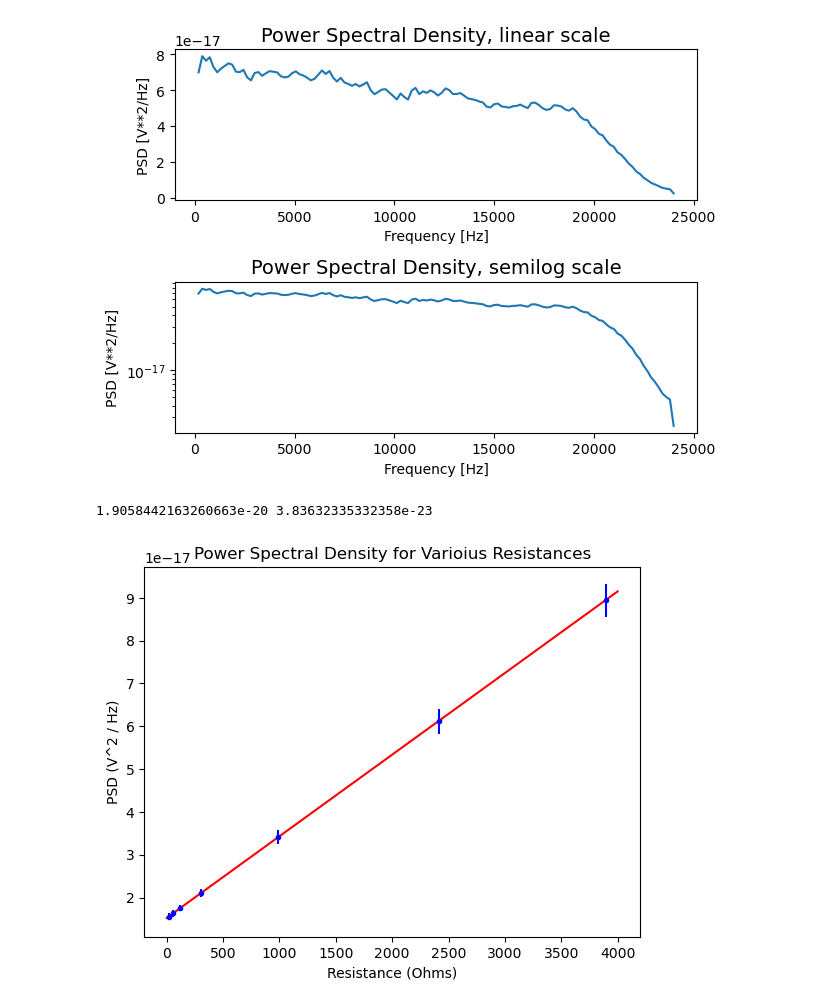
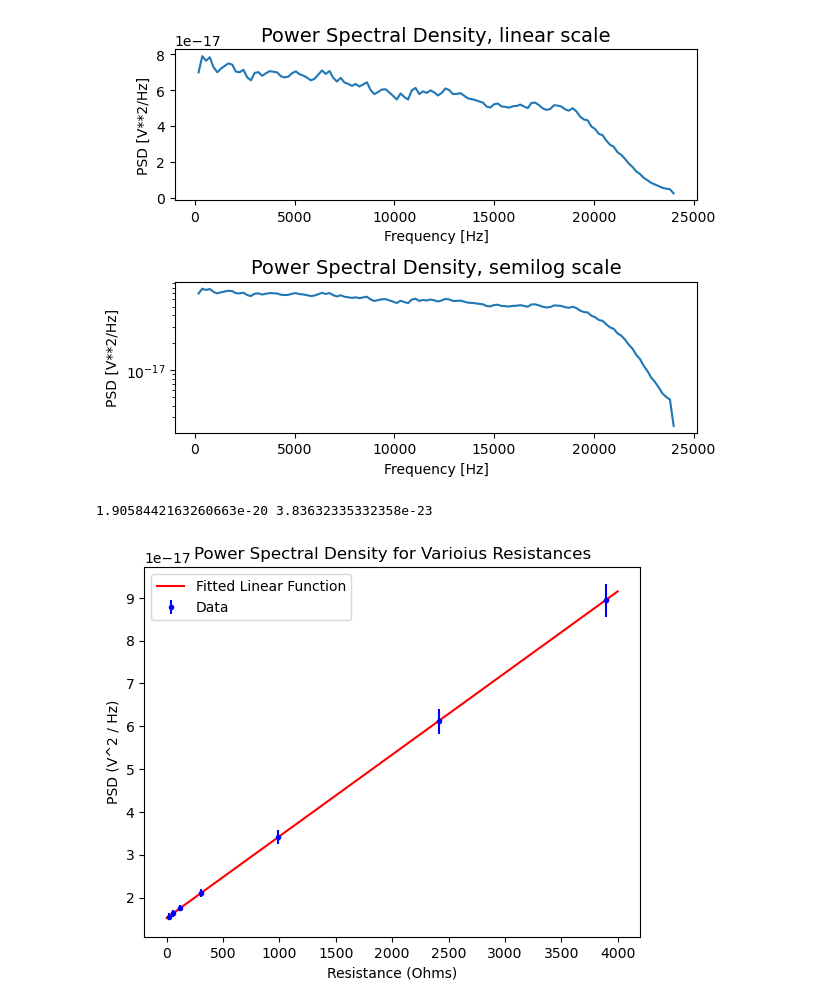
Before and after one commit to loganmachale/PHYS-309, a Jupyter notebook: JN.ipynb, the cells around one changed output. Drawn from its saved outputs; the diff is of its cells as text; code cells hidden in the pictures.

```diff
--- a/JN.ipynb
+++ b/JN.ipynb
@@ -249,33 +249,37 @@ v_data120 = data120['right'] / 8.695
 v_data300 = data300['right'] / 8.695
 v_data1k = data1k['right'] / 8.695
 v_data2k = data2k['right'] / 8.695
 v_data3_9k = data3_9k['right'] / 8.695
 
 v_data_arr = np.array([v_data18, v_data56, v_data120, v_data300, v_data1k, v_data2k, v_data3_9k])
 
 for v_dat in v_data_arr:
     f, Pxx_den = signal.welch(v_dat, fs, nperseg=256)
     f = f[1:]
     Pxx_den = Pxx_den[1:]
     Pxx_den = Pxx_den / piece_func(f) ** 2
 
     Pden_std_arr = np.append(Pden_std_arr, np.std(Pxx_den[10:80]))
     Pden_arr = np.append(Pden_arr, np.mean(Pxx_den[10:80]))
 
 def lin_func(x, a, b):
     return a*x + b
 
+def quad_func(x, a):
+    return a*x**2
+
 params2, cov2 = curve_fit(lin_func, R_arr, Pden_arr, sigma=Pden_std_arr)
 p2err = np.sqrt(np.diag(cov2))
 
 R_space = np.linspace(0, 4000, 1000)
 
-plt.errorbar(R_arr, Pden_arr, Pden_std_arr, fmt='b.')
-plt.plot(R_space, lin_func(R_space, *params2), 'r')
+plt.errorbar(R_arr, Pden_arr, Pden_std_arr, fmt='b.', label='Data')
+plt.plot(R_space, lin_func(R_space, *params2), 'r', label='Fitted Linear Function')
 plt.title('Power Spectral Density for Varioius Resistances')
 plt.xlabel('Resistance (Ohms)')
 plt.ylabel('PSD (V^2 / Hz)')
+plt.legend()
 print(params2[0], p2err[0])
 # %% [output]
 1.9058442163260663e-20 3.83632335332358e-23
-[figure, old version]
+[figure, new version]
```
